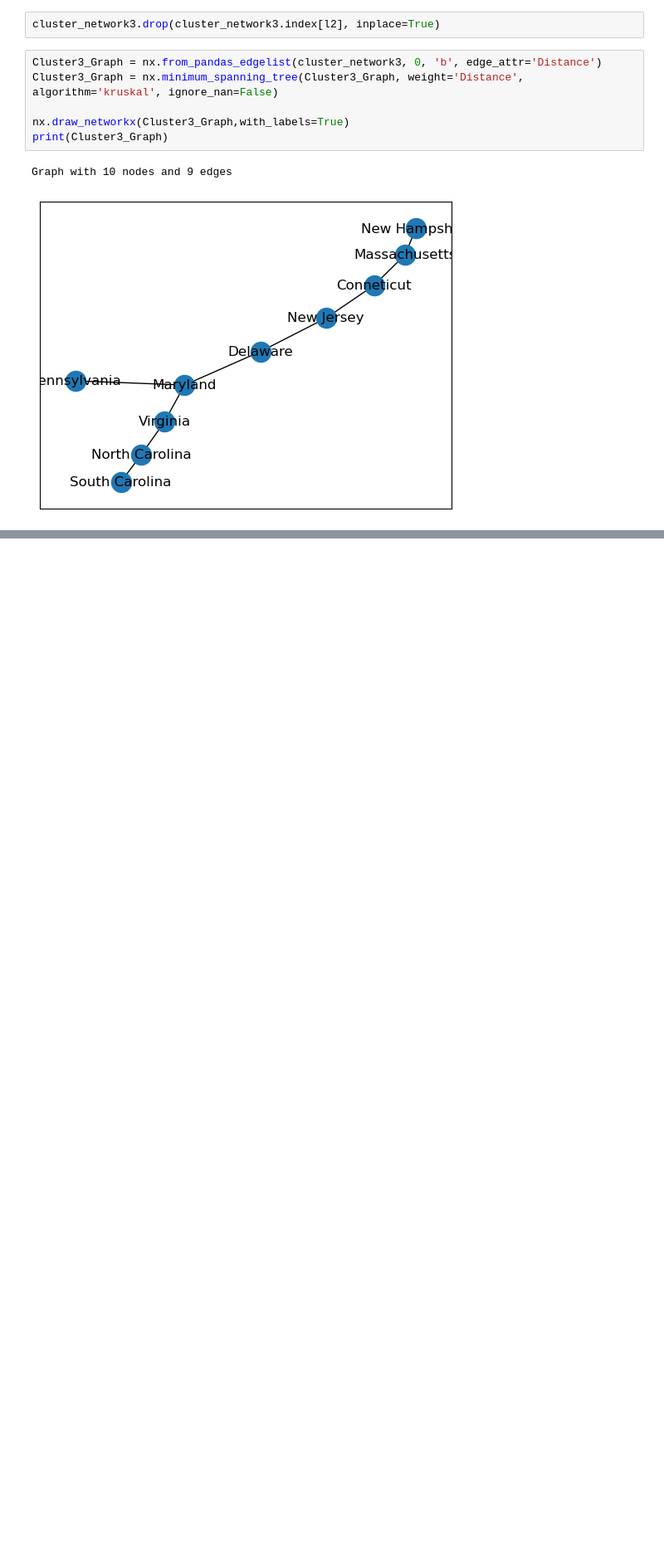
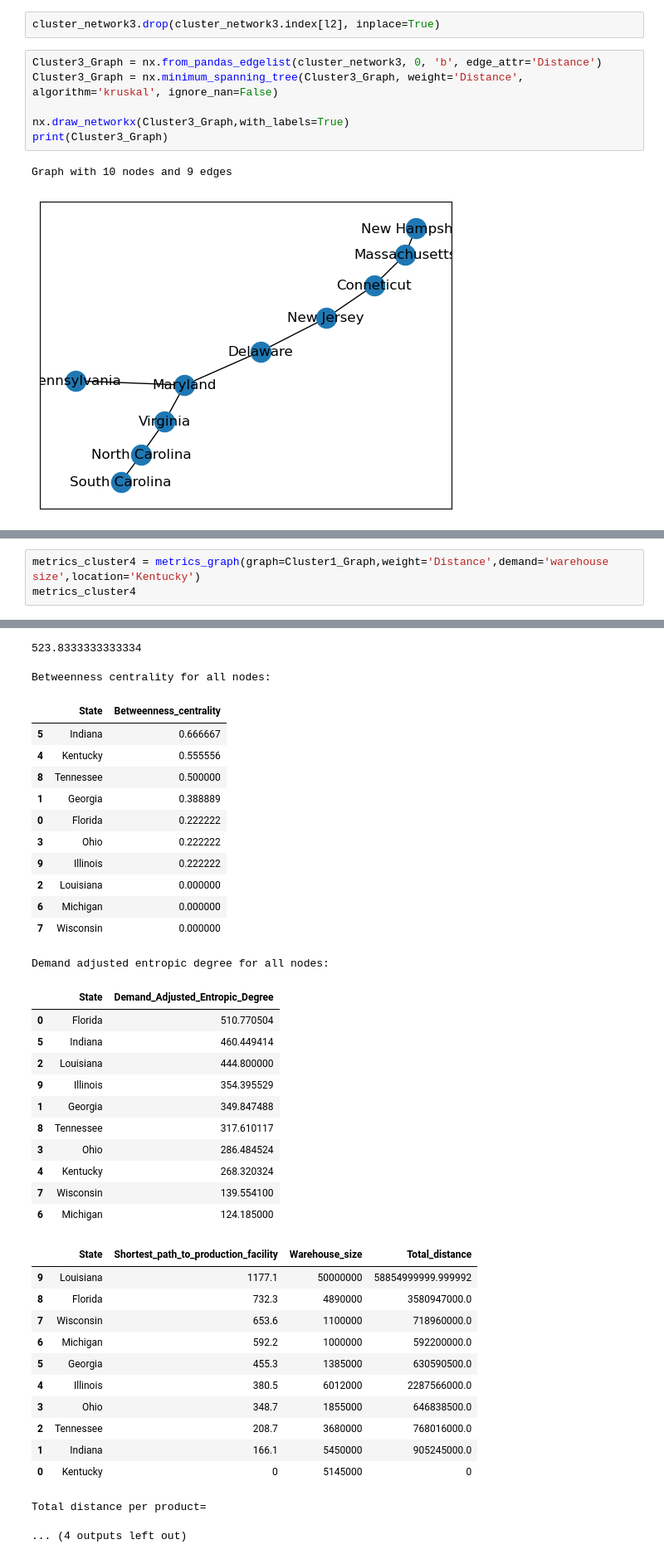
Before and after one commit to kelvinengee/network, a Jupyter notebook: Mississippi.ipynb, the cells around one changed output, grey strips where cells are left out. Shown at 83% size. Drawn from its saved outputs; the diff is of its cells as text; blank space fills up the shorter version.

```diff
--- a/Mississippi.ipynb
+++ b/Mississippi.ipynb
@@ -1179,3 +1186,7 @@ Demand adjusted entropic degree for all nodes:
 | 0 | Louisiana | 0 | 50000000 | 0 |
 Total distance per product=
 ... (4 outputs left out)
+# %%
+metrics_cluster4 = metrics_graph(graph=Cluster1_Graph,weight='Distance',demand='warehouse size',location='Kentucky')
+metrics_cluster4
+# %% [output]
@@ -1182 +1218,39 @@ Total distance per product=
+523.8333333333334
+Betweenness centrality for all nodes:
+|  | State | Betweenness_centrality |
+| 5 | Indiana | 0.666667 |
+| 4 | Kentucky | 0.555556 |
+| 8 | Tennessee | 0.500000 |
+| 1 | Georgia | 0.388889 |
+| 0 | Florida | 0.222222 |
+| 3 | Ohio | 0.222222 |
+| 9 | Illinois | 0.222222 |
+| 2 | Louisiana | 0.000000 |
+| 6 | Michigan | 0.000000 |
+| 7 | Wisconsin | 0.000000 |
+Demand adjusted entropic degree for all nodes:
+|  | State | Demand_Adjusted_Entropic_Degree |
+| 0 | Florida | 510.770504 |
+| 5 | Indiana | 460.449414 |
+| 2 | Louisiana | 444.800000 |
+| 9 | Illinois | 354.395529 |
+| 1 | Georgia | 349.847488 |
+| 8 | Tennessee | 317.610117 |
+| 3 | Ohio | 286.484524 |
+| 4 | Kentucky | 268.320324 |
+| 7 | Wisconsin | 139.554100 |
+| 6 | Michigan | 124.185000 |
+|  | State | Shortest_path_to_production_facility | Warehouse_size | Total_distance |
+| 9 | Louisiana | 1177.1 | 50000000 | 58854999999.999992 |
+| 8 | Florida | 732.3 | 4890000 | 3580947000.0 |
+| 7 | Wisconsin | 653.6 | 1100000 | 718960000.0 |
+| 6 | Michigan | 592.2 | 1000000 | 592200000.0 |
+| 5 | Georgia | 455.3 | 1385000 | 630590500.0 |
+| 4 | Illinois | 380.5 | 6012000 | 2287566000.0 |
+| 3 | Ohio | 348.7 | 1855000 | 646838500.0 |
+| 2 | Tennessee | 208.7 | 3680000 | 768016000.0 |
+| 1 | Indiana | 166.1 | 5450000 | 905245000.0 |
+| 0 | Kentucky | 0 | 5145000 | 0 |
+Total distance per product=
+... (4 outputs left out)
 # %%
```
Also changed, not shown: parts of 7 cells of this notebook.
